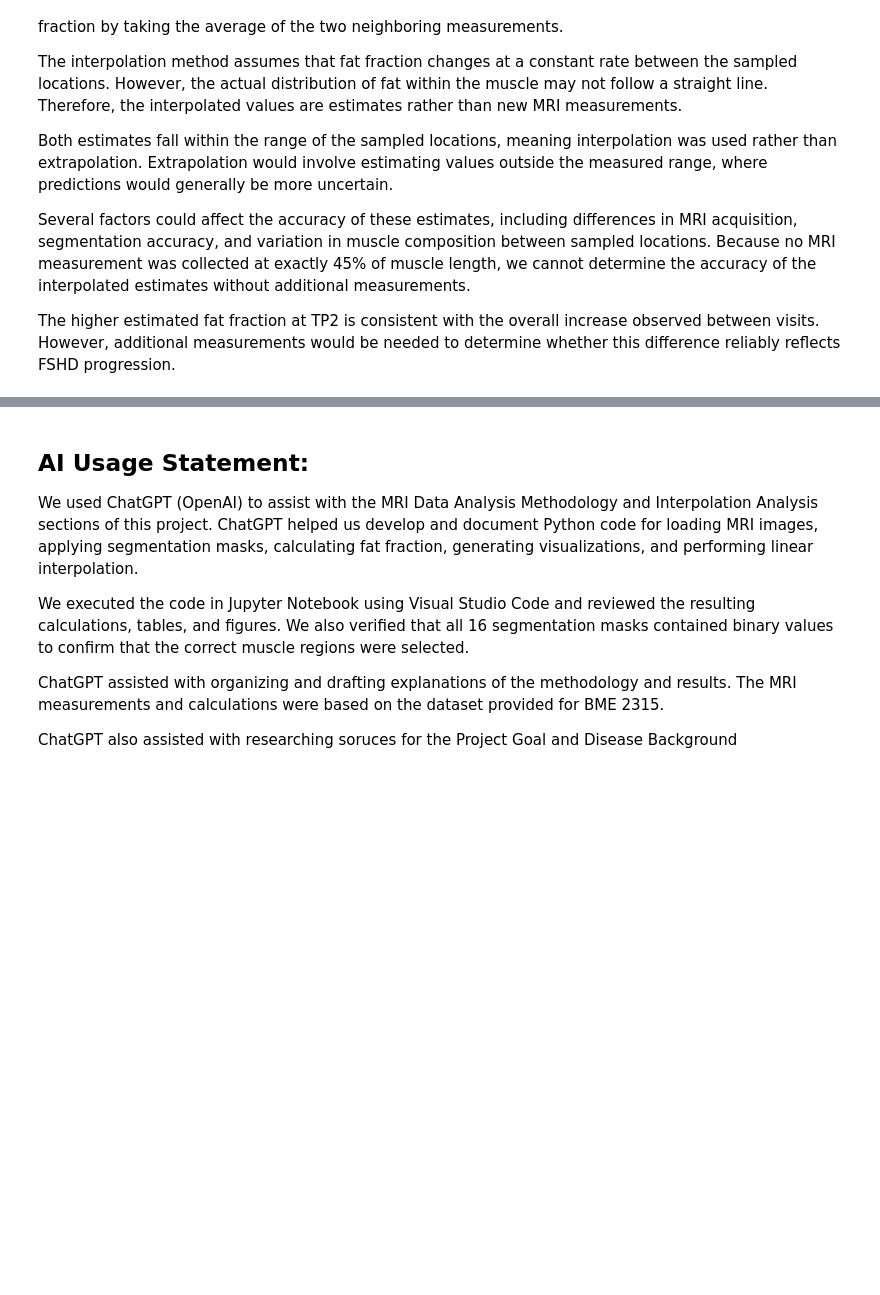
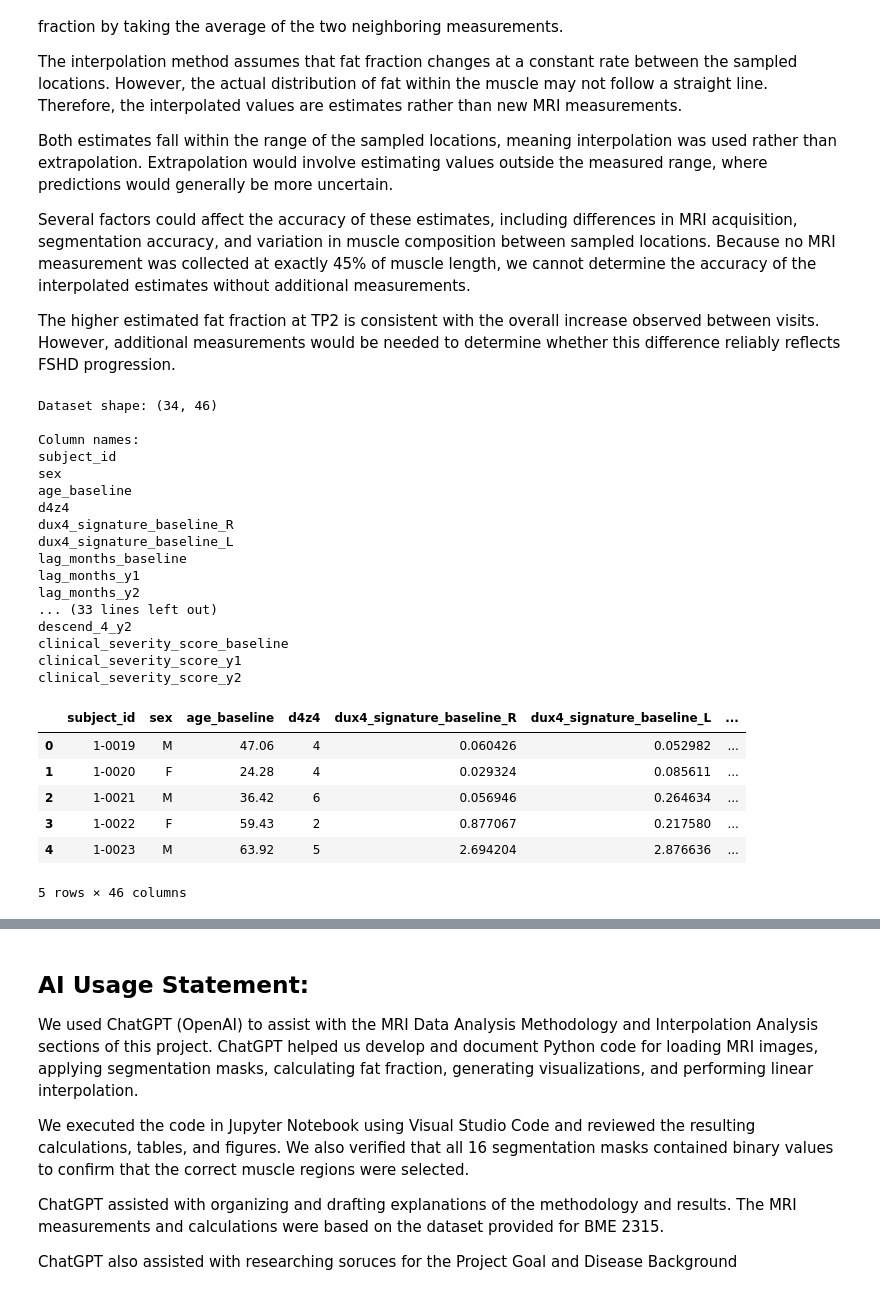
Before and after one commit to tkt6gs/BME2315_Module_2, a Jupyter notebook: FSHD_Module2_Project_Template.ipynb, the cells around one changed output, grey strips where cells are left out. Cells and saved outputs as stored; diff of their text form; code cells hidden in the pictures; blank space fills up the shorter version.

```diff
--- a/FSHD_Module2_Project_Template.ipynb
+++ b/FSHD_Module2_Project_Template.ipynb
@@ -499,3 +498,42 @@ Both estimates fall within the range of the sampled locations, meaning interpola
 Several factors could affect the accuracy of these estimates, including differences in MRI acquisition, segmentation accuracy, and variation in muscle composition between sampled locations. Because no MRI measurement was collected at exactly 45% of muscle length, we cannot determine the accuracy of the interpolated estimates without additional measurements.
 
 The higher estimated fat fraction at TP2 is consistent with the overall increase observed between visits. However, additional measurements would be needed to determine whether this difference reliably reflects FSHD progression.
+# %%
+import pandas as pd
+
+# Load the clinical dataset containing all 34 participants
+clinical_df = pd.read_csv("Module2_FSHD_Dataset.csv")
+
+# Check the dimensions and available measurements
+print("Dataset shape:", clinical_df.shape)
+
+print("\nColumn names:")
+for column in clinical_df.columns:
+    print(column)
+
+display(clinical_df.head())
+# %% [output]
+Dataset shape: (34, 46)
+
+Column names:
+subject_id
+sex
+age_baseline
+d4z4
+dux4_signature_baseline_R
+dux4_signature_baseline_L
+lag_months_baseline
+lag_months_y1
+lag_months_y2
+... (33 lines left out)
+descend_4_y2
+clinical_severity_score_baseline
+clinical_severity_score_y1
+clinical_severity_score_y2
+|  | subject_id | sex | age_baseline | d4z4 | dux4_signature_baseline_R | dux4_signature_baseline_L | ... |
+| 0 | 1-0019 | M | 47.06 | 4 | 0.060426 | 0.052982 | ... |
+| 1 | 1-0020 | F | 24.28 | 4 | 0.029324 | 0.085611 | ... |
+| 2 | 1-0021 | M | 36.42 | 6 | 0.056946 | 0.264634 | ... |
+| 3 | 1-0022 | F | 59.43 | 2 | 0.877067 | 0.217580 | ... |
+| 4 | 1-0023 | M | 63.92 | 5 | 2.694204 | 2.876636 | ... |
+5 rows × 46 columns
```
Also changed, not shown: parts of 14 cells of this notebook.
